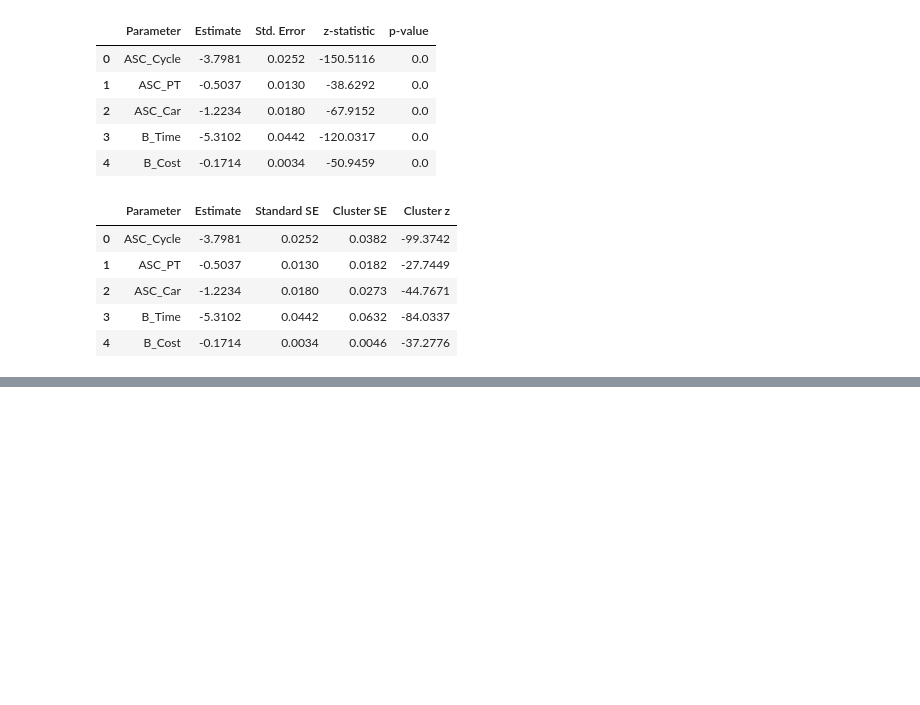
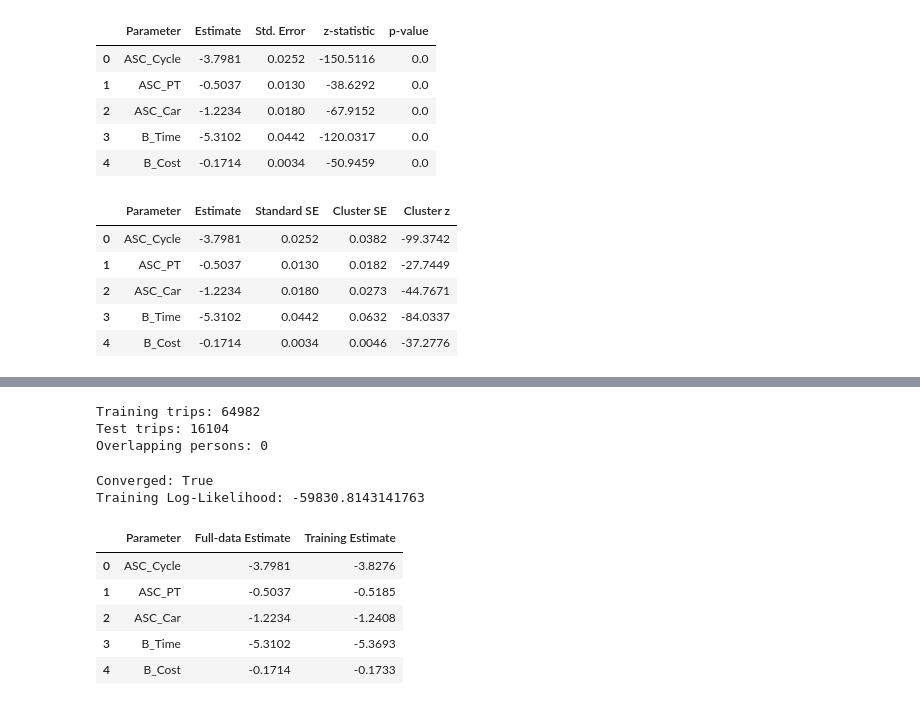
Before and after one commit to VahedBarzegari/travel-choice-modeling, a Jupyter notebook: notebooks/02_mnl_model.ipynb, the cells around one changed output, grey strips where cells are left out. Drawn from its saved outputs; the diff is of its cells as text; code cells hidden in the pictures; blank space fills up the shorter version.

```diff
--- a/notebooks/02_mnl_model.ipynb
+++ b/notebooks/02_mnl_model.ipynb
@@ -427,0 +467,73 @@ display(cluster_table.round(4))
+# %%
+
+from sklearn.model_selection import GroupShuffleSplit
+
+# Unique person identifier
+person_id = (
+    df["household_id"].astype(str)
+    + "_"
+    + df["person_n"].astype(str)
+)
+
+# Split observations by person
+splitter = GroupShuffleSplit(
+    n_splits=1,
+    test_size=0.20,
+    random_state=42
+)
+
+train_idx, test_idx = next(
+    splitter.split(T, y, groups=person_id)
+)
+
+# Separate training and test arrays
+T_train, T_test = T[train_idx], T[test_idx]
+C_train, C_test = C[train_idx], C[test_idx]
+y_train, y_test = y[train_idx], y[test_idx]
+
+print("Training trips:", len(train_idx))
+print("Test trips:", len(test_idx))
+
+# Confirm no person appears in both sets
+train_persons = set(person_id.iloc[train_idx])
+test_persons = set(person_id.iloc[test_idx])
+
+print(
+    "Overlapping persons:",
+    len(train_persons.intersection(test_persons))
+)
+# %% [output]
+Training trips: 64982
+Test trips: 16104
+Overlapping persons: 0
+# %%
+
+# Re-estimate using training data only
+
+train_model = minimize(
+    fun=negative_log_likelihood,
+    x0=np.zeros(5),
+    args=(T_train, C_train, y_train),
+    method="L-BFGS-B",
+    options={"maxiter": 500}
+)
+
+print("Converged:", train_model.success)
+print("Training Log-Likelihood:", -train_model.fun)
+
+train_parameters = pd.DataFrame({
+    "Parameter": parameter_names,
+    "Full-data Estimate": model.x,
+    "Training Estimate": train_model.x
+})
+
+display(train_parameters.round(4))
+# %% [output]
+Converged: True
+Training Log-Likelihood: -59830.8143141763
+|  | Parameter | Full-data Estimate | Training Estimate |
+| 0 | ASC_Cycle | -3.7981 | -3.8276 |
+| 1 | ASC_PT | -0.5037 | -0.5185 |
+| 2 | ASC_Car | -1.2234 | -1.2408 |
+| 3 | B_Time | -5.3102 | -5.3693 |
+| 4 | B_Cost | -0.1714 | -0.1733 |
```
Also changed, not shown: parts of 5 cells of this notebook.
